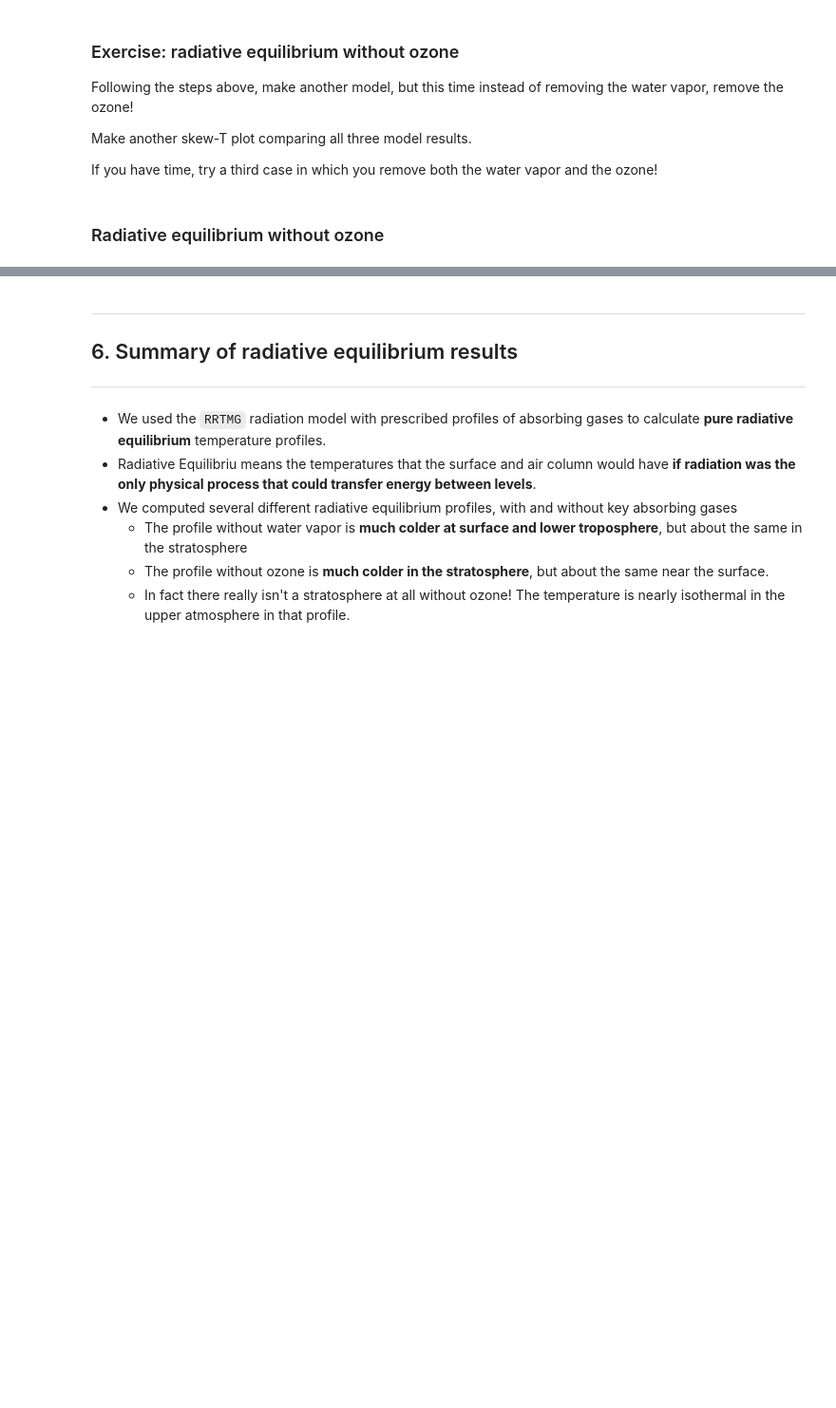
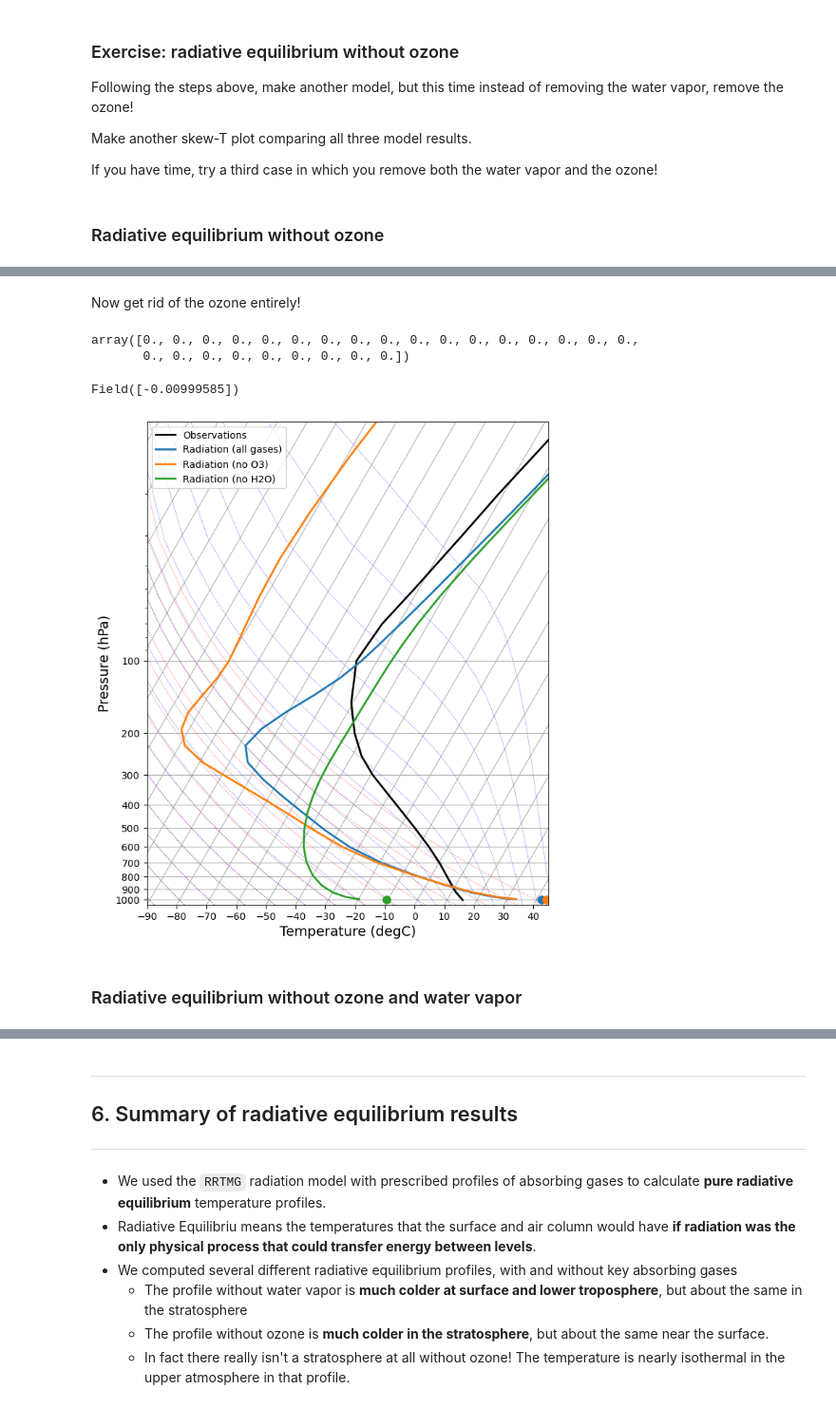
Before and after one commit to llvillanueva/TPA_DIPLOMA_LABS, a Jupyter notebook: notebooks/radeq.ipynb, the cells around one changed output, grey strips where cells are left out. Shown at 95% size. Cells and saved outputs as stored; diff of their text form; code cells hidden in the pictures; blank space fills up the shorter version.

Commit message:
Did the exercise, model of no ozone and no onoze&water atmosphere

```diff
--- a/notebooks/radeq.ipynb
+++ b/notebooks/radeq.ipynb
@@ -554,3 +554,7 @@ Make another skew-T plot comparing all three model results.
 If you have time, try a third case in which you remove both the water vapor and the ozone!
 # %% [markdown]
 ### Radiative equilibrium without ozone
+# %%
+radmodel_noO3 = climlab.process_like(radmodel)
+radmodel_noO3.name = 'Radiation (no O3)'
+print(radmodel_noO3)
@@ -556,0 +581,9 @@ If you have time, try a third case in which you remove both the water vapor and
+# %% [markdown]
+Now get rid of the ozone entirely!
+# %%
+radmodel_noO3.absorber_vmr['O3'] *= 0
+# %%
+radmodel_noO3.absorber_vmr['O3']
+# %% [output]
+array([0., 0., 0., 0., 0., 0., 0., 0., 0., 0., 0., 0., 0., 0., 0., 0., 0.,
+       0., 0., 0., 0., 0., 0., 0., 0., 0.])
@@ -556,0 +598,12 @@ If you have time, try a third case in which you remove both the water vapor and
+# %%
+radmodel_noO3.ASR - radmodel_noO3.OLR
+# %% [output]
+Field([-0.00999585])
+# %%
+skew = make_skewT()
+for model in [radmodel, radmodel_noO3, radmodel_noH2O]:
+    add_profile(skew, model)
+# %% [output]
+[figure, added]
+# %% [markdown]
+### Radiative equilibrium without ozone and water vapor
```
Also changed, not shown: parts of 12 cells of this notebook.
